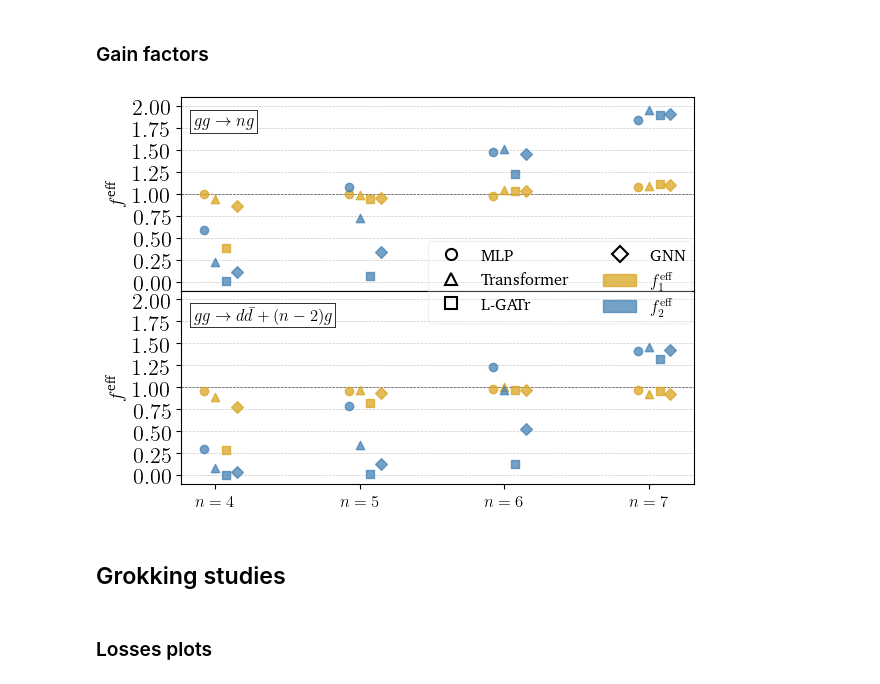
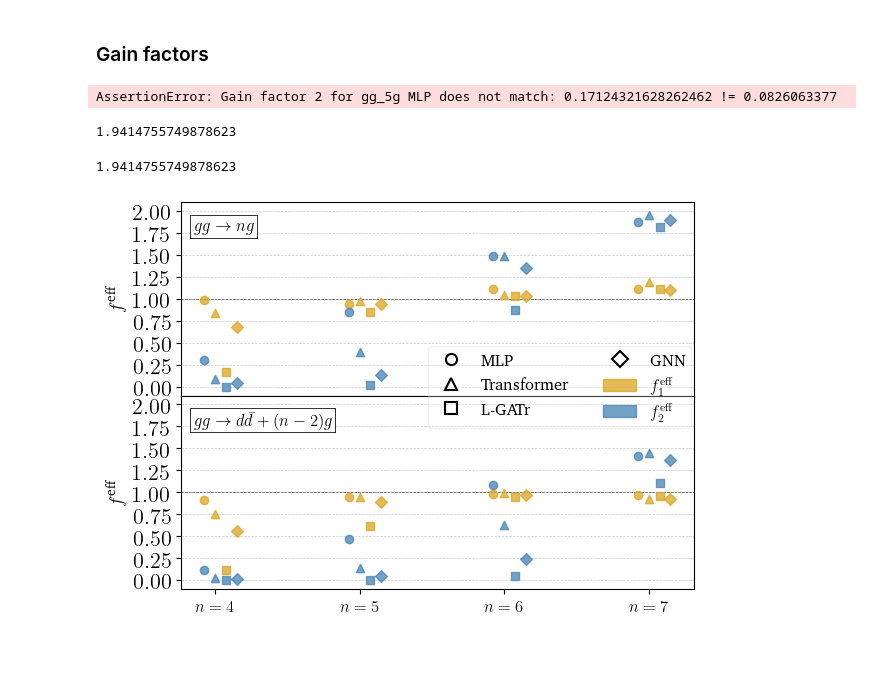
Before and after one commit to madgraph-ml/fastcolor, a Jupyter notebook: src/playground/plots.ipynb, the cells around one changed output. Drawn from its saved outputs; the diff is of its cells as text; code cells hidden in the pictures; blank space fills up the shorter version.

```diff
--- a/src/playground/plots.ipynb
+++ b/src/playground/plots.ipynb
@@ -1126,7 +1152,7 @@ files_to_analyze = {
         "results/GNN/cpu-evald/0807_161333-r-gg_ddbar3g",
     ],
 }
-eval_time, unw_eff1, unw_eff2 = gather_metrics(files_to_analyze)
+eval_time, unw_eff1, unw_eff2, alpha2, gain2 = gather_metrics(files_to_analyze)
 
 
 datasets = ["gg_ng", "gg_ddbarng"]
@@ -1470,9 +1493,9 @@ def gain_factor1(t_LC, eff_LC, t_FC, eff_r, t_surr, eff1st_surr, eff2nd_surr, al
     This is done by unweighting with respect to LC -> r_surr -> r/r_surr.
     """
 
-    numerator = (1 / eff_r) * (t_LC * (1 / eff_LC - 1) + t_FC)
+    numerator = (1 / eff_r) * (t_LC * (1 / eff_LC) + t_FC)
     denominator = (1 / eff2nd_surr) * (
-        (1 / eff1st_surr) * (t_LC / eff_LC + t_surr) + t_FC - t_LC
+        (1 / eff1st_surr) * (t_LC / eff_LC + t_surr) + t_FC
     )
     return alpha * numerator / denominator
 
@@ -1484,9 +1507,9 @@ def gain_factor2(t_LC, eff_LC, t_FC, eff_r, t_surr, eff1st_surr, eff2nd_surr, al
     This is done by unweighting with respect to
     """
 
-    numerator = (1 / eff_r) * (t_LC * (1 / eff_LC - 1) + t_FC)
+    numerator = (1 / eff_r) * (t_LC * (1 / eff_LC) + t_FC)
     denominator = (1 / eff2nd_surr) * (
-        (1 / eff_LC) * (t_surr / eff1st_surr + t_LC) + t_FC - t_LC
+        (1 / eff_LC) * (t_surr / eff1st_surr + t_LC) + t_FC
     )
     return alpha * numerator / denominator
 # %%
@@ -1502,6 +1525,7 @@ for ds in datasets:
             eff1st_surr = unw_eff1[ps][net]
             eff2nd_surr = unw_eff2[ps][net]
             eff_r = unw_eff2[ps]["FC"]
+            alpha_factors2 = alpha2[ps][net]
             gain_factors1[ps][net] = gain_factor1(
                 t_LC=t_LC,
                 eff_LC=unw_eff1[ps]["LC"],
@@ -1523,14 +1547,41 @@ for ds in datasets:
                 t_surr=t_surr,
                 eff1st_surr=eff1st_surr,
                 eff2nd_surr=eff2nd_surr,
-                alpha=0.99,
+                alpha=alpha_factors2,
             )
+            assert np.isclose(gain_factors2[ps][net], gain2[ps][net]), (
+                f"Gain factor 2 for {ps} {net} does not match: "
+                f"{gain_factors2[ps][net]} != {gain2[ps][net]}"
+            )
+# %% [output]
+AssertionError: Gain factor 2 for gg_5g MLP does not match: 0.17124321628262462 != 0.0826063377
+# %%
+gain_factor2(
+    t_LC=0.26184,
+    eff_LC=0.00119,
+    t_FC=1.83638,
+    eff_r=0.4905400912848914,
+    t_surr=0.011849378286666667,
+    eff1st_surr=0.9857196529196077,
+    eff2nd_surr=0.9998836837512783,
+    alpha=0.9958488152222865,
+)
+# %% [output]
+1.9414755749878623
+# %%
+numerator = (1 / 0.4905400912848914) * (0.26184 * (1 / 0.00119) + 1.83638)
+denominator = (1 / 0.9998836837512783) * (
+        (1 / 0.00119) * (0.011849378286666667 / 0.9857196529196077 + 0.26184) + 1.83638
+    )
+print(0.9958488152222865 * numerator / denominator)
+# %% [output]
+1.9414755749878623
 # %%
 factors_colors = {
     "1": "goldenrod",
     "2": "steelblue",
 }
-with PdfPages("figs/new_dataset/regression/gain_factors-pm99-cpu.pdf") as pp:
+with PdfPages("figs/new_dataset/regression/gain_factors-cpu-R.pdf") as pp:
     fig, axs = plt.subplots(
         2, 1, figsize=(1.0 * figsize[0], 1.0 * figsize[1]), sharex=True
     )
@@ -1635,35 +1686,31 @@ with PdfPages("figs/new_dataset/regression/gain_factors-pm99-cpu.pdf") as pp:
             color="black",
             markerfacecolor="none",
             markeredgewidth=1.5,
             linestyle="None",
             markersize=8,
             label="GNN",
         ),
     ]
     legend_factors = [
         Patch(
             color=factors_colors["1"],
             label=r"$f^{\mathrm{eff}}_1$",
             alpha=0.75,),
         Patch(
             color=factors_colors["2"],
             label=r"$f^{\mathrm{eff}}_2$",
             alpha=0.75,),
     ]
     combined_handles = legend_networks + legend_factors
     fig.legend(
         handles=combined_handles,
         loc="center right",
         frameon=True,
         ncols=2,
         fontsize=12,
         framealpha=0.25,
         bbox_to_anchor=(1.0, 0.55),
     )  # (x, y): move legend further right
     fig.savefig(pp, format="pdf")
 # %% [output]
-[figure, old version]
+[figure, new version]
-# %% [markdown]
-## Grokking studies
-# %% [markdown]
-### Losses plots
```
Also changed, not shown: parts of 17 cells of this notebook, 2 other files.
